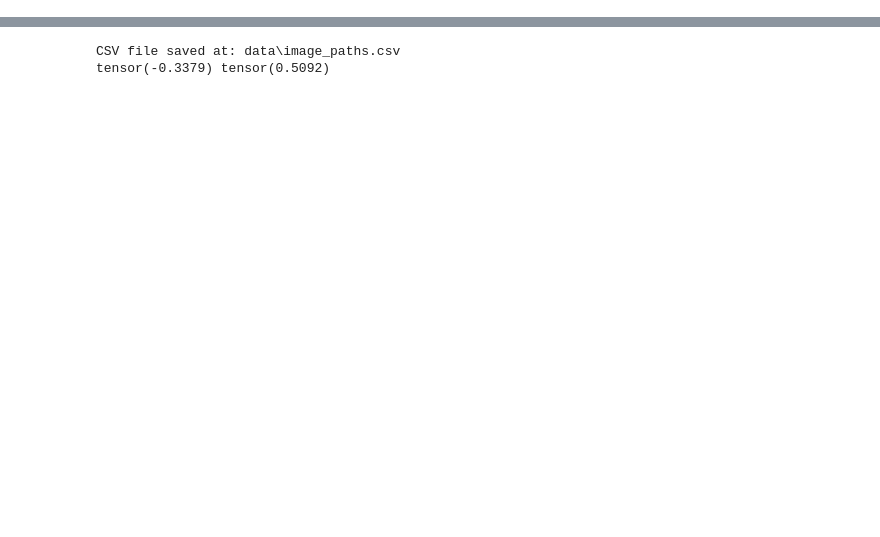
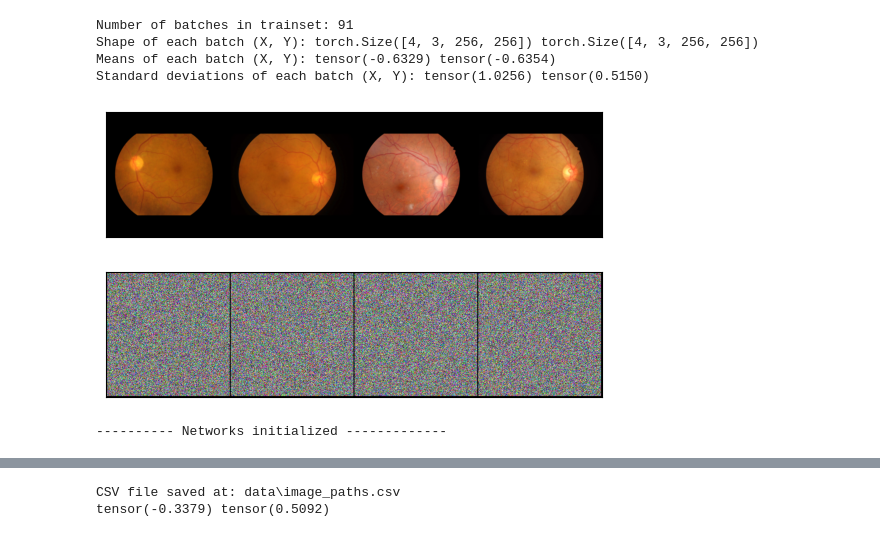
Before and after one commit to nikhil-chigali/Transformer-based_Retinal_Image_Synthesis, a Jupyter notebook: EDA.ipynb, the cells around one changed output, grey strips where cells are left out. Cells and saved outputs as stored; diff of their text form; code cells hidden in the pictures; blank space fills up the shorter version.

```diff
--- a/EDA.ipynb
+++ b/EDA.ipynb
@@ -19,0 +24,22 @@ from models import ResVitModel
+# %%
+trainbatch = next(iter(trainloader))
+noise, images = trainbatch
+print("Number of batches in trainset:", len(trainloader))
+print("Shape of each batch (X, Y):", noise.shape, images.shape)
+print("Means of each batch (X, Y):", noise.mean(), images.mean())
+print("Standard deviations of each batch (X, Y):", noise.std(), images.std())
+
+visualize_batch(images.detach().cpu())
+visualize_batch(noise.detach().cpu())
+# %% [output]
+Number of batches in trainset: 91
+Shape of each batch (X, Y): torch.Size([4, 3, 256, 256]) torch.Size([4, 3, 256, 256])
+Means of each batch (X, Y): tensor(-0.6329) tensor(-0.6354)
+Standard deviations of each batch (X, Y): tensor(1.0256) tensor(0.5150)
+[figure, added]
+[figure, added]
+# %%
+model = ResVitModel(model_config=model_configs(),
+                    data_config=data_configs())
+# %% [output]
+---------- Networks initialized -------------
```
Also changed, not shown: parts of 9 cells of this notebook, 14 other files.
